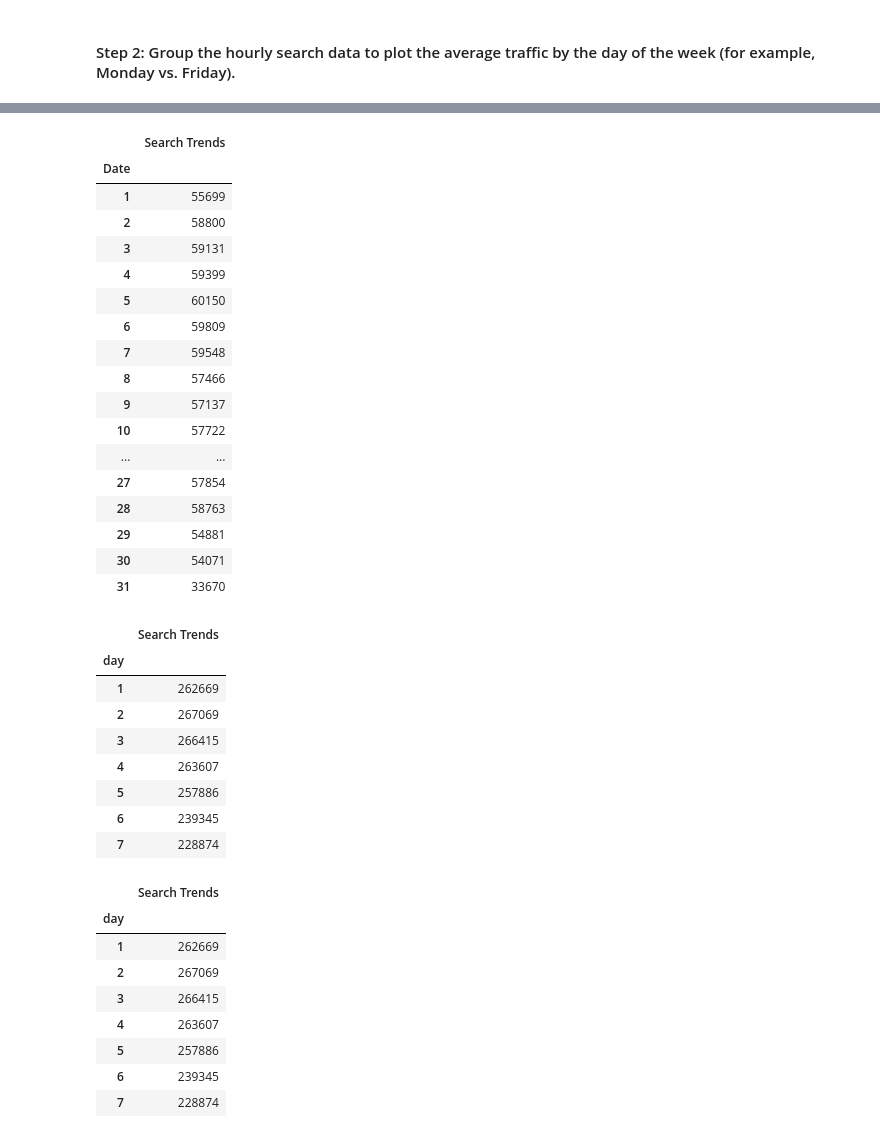
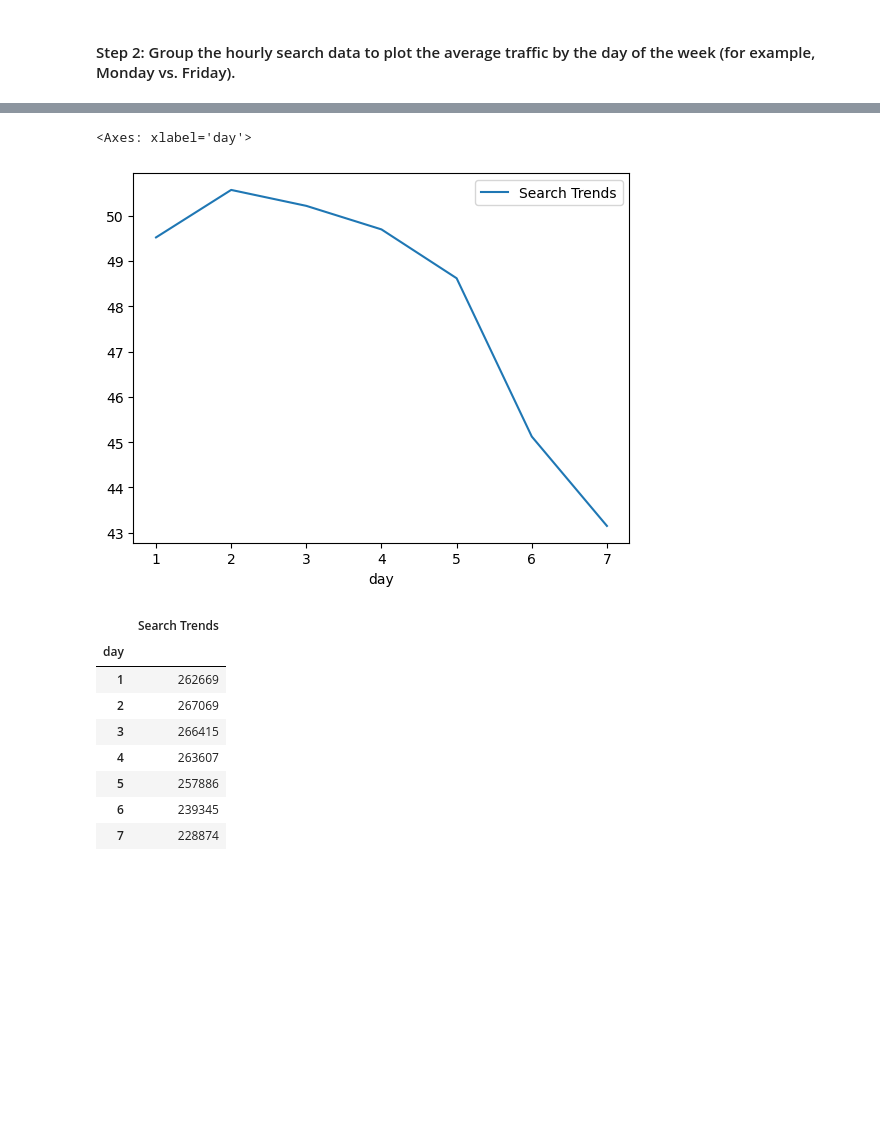
Before and after one commit to awm66/prophet-challenge, a Jupyter notebook: forecasting_net_prophet.ipynb, the cells around one changed output, grey strips where cells are left out. Saved outputs shown, nothing was run; the diff lists cells and outputs as text; code cells hidden in the pictures; blank space fills up the shorter version.

```diff
--- a/forecasting_net_prophet.ipynb
+++ b/forecasting_net_prophet.ipynb
@@ -244,23 +246,0 @@ day_sum.head(10)
-# %%
-day_grouped = df_mercado_trends.groupby(df_mercado_trends.index.day)
-average_by_day = day_grouped.sum()
-average_by_day
-# %% [output]
-|  | Search Trends |
-| Date |  |
-| 1 | 55699 |
-| 2 | 58800 |
-| 3 | 59131 |
-| 4 | 59399 |
-| 5 | 60150 |
-| 6 | 59809 |
-| 7 | 59548 |
-| 8 | 57466 |
-| 9 | 57137 |
-| 10 | 57722 |
-| ... | ... |
-| 27 | 57854 |
-| 28 | 58763 |
-| 29 | 54881 |
-| 30 | 54071 |
-| 31 | 33670 |
@@ -272,14 +247,7 @@ average_by_day
-# %%
-day_grouped = df_mercado_trends.index.isocalendar().day
-df_mercado_trends.groupby(day_grouped).sum()
-# %% [output]
-|  | Search Trends |
-| day |  |
-| 1 | 262669 |
-| 2 | 267069 |
-| 3 | 266415 |
-| 4 | 263607 |
-| 5 | 257886 |
-| 6 | 239345 |
-| 7 | 228874 |
+# %%
+# Display mean by day of week
+day_mean.plot()
+# %% [output]
+<Axes: xlabel='day'>
+[figure, added]
 # %%
```
Also changed, not shown: parts of 24 cells of this notebook.
